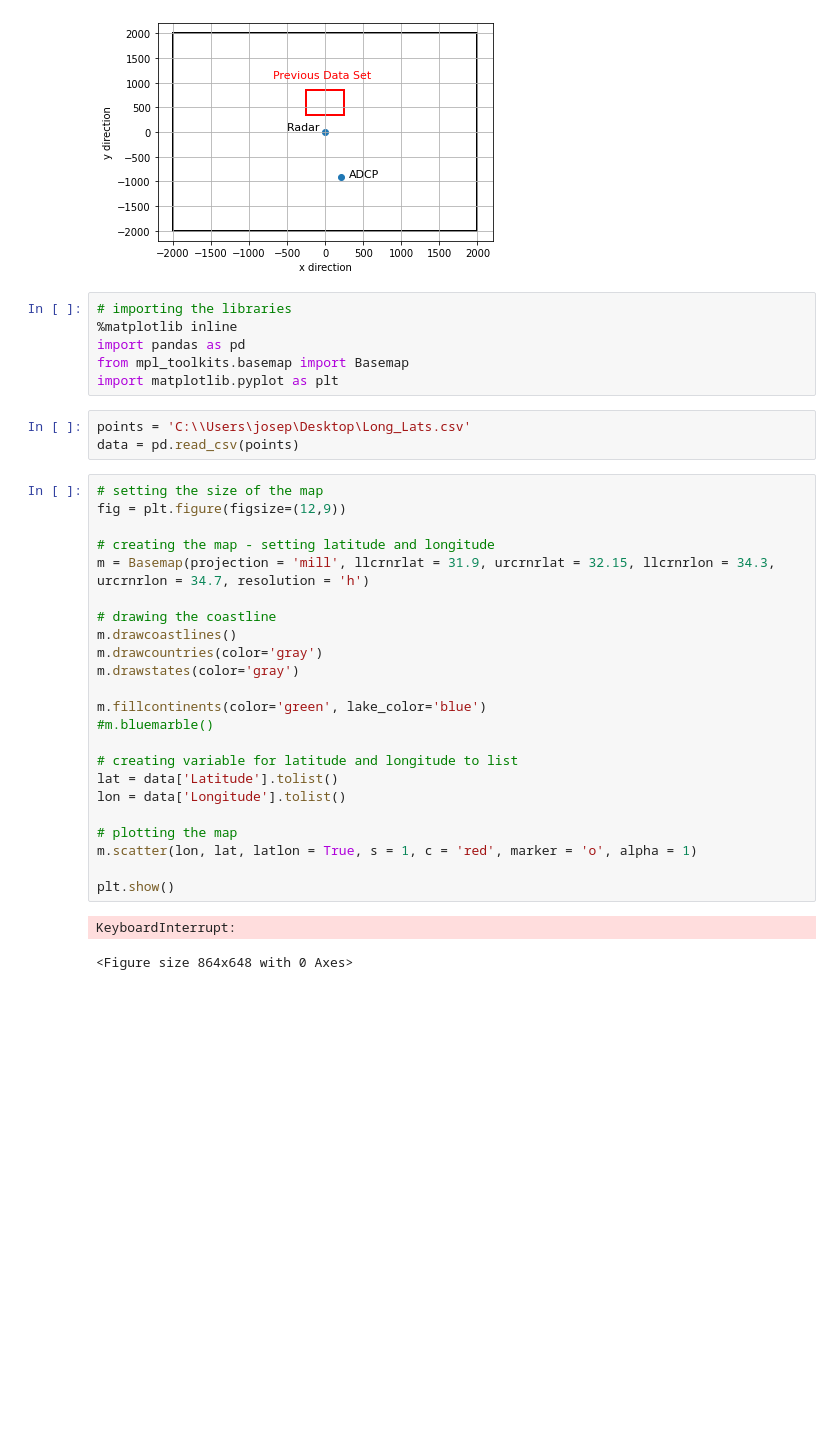
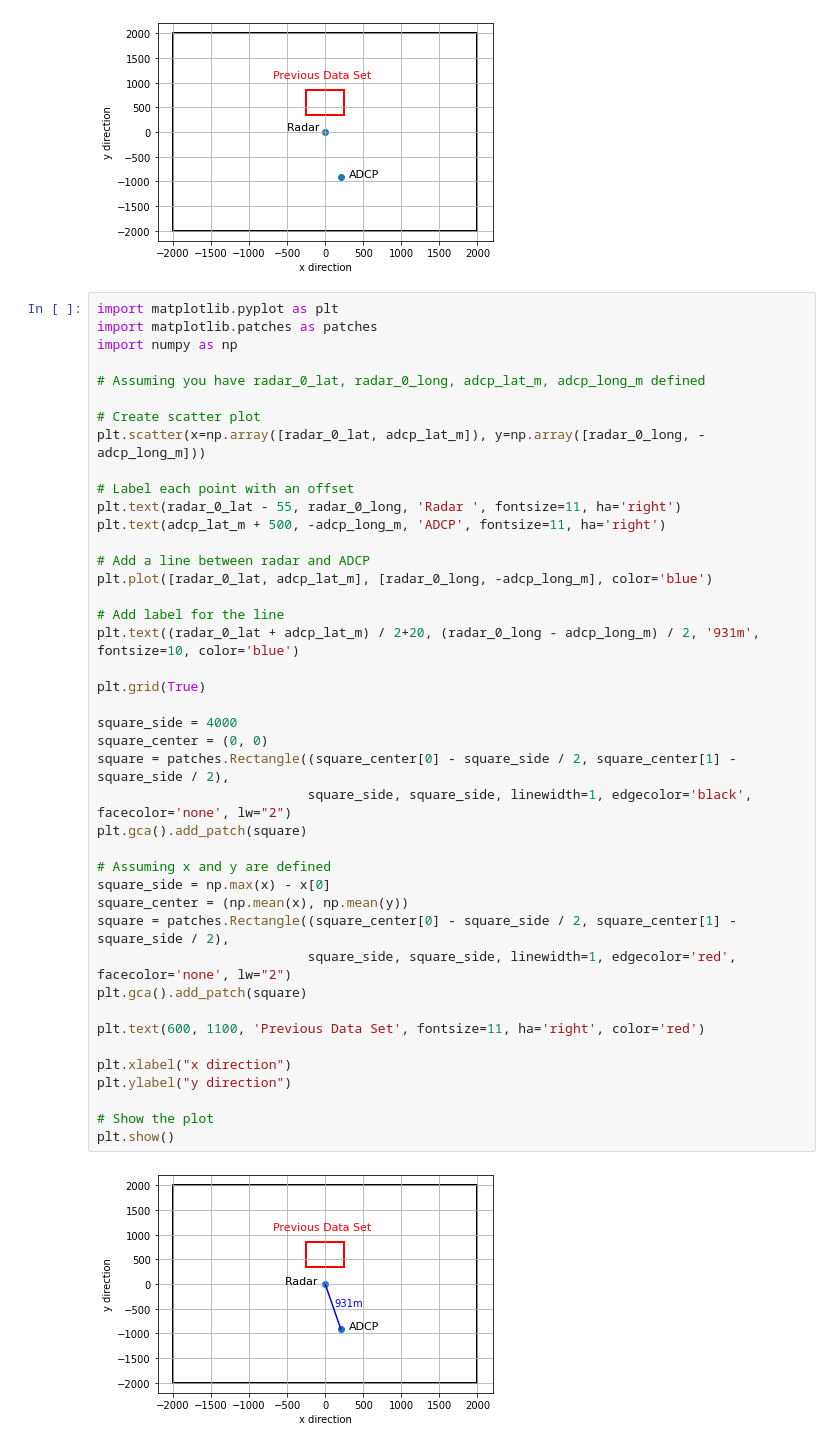
Before and after one commit to joeyanderson1/4th-Year-Thesis, a Jupyter notebook: ADCP Data.ipynb, the cells around one changed output. Cells and saved outputs as stored; diff of their text form; blank space fills up the shorter version.

```diff
--- a/ADCP Data.ipynb
+++ b/ADCP Data.ipynb
@@ -202,38 +202,47 @@ plt.ylabel("y direction")
 plt.show()
 # %% [output]
 [figure]
-# %%
-# importing the libraries
-%matplotlib inline
-import pandas as pd
-from mpl_toolkits.basemap import Basemap
-import matplotlib.pyplot as plt
-# %%
-points = 'C:\\Users\josep\Desktop\Long_Lats.csv'
-data = pd.read_csv(points)
-# %%
-# setting the size of the map
-fig = plt.figure(figsize=(12,9))
-
-# creating the map - setting latitude and longitude
-m = Basemap(projection = 'mill', llcrnrlat = 31.9, urcrnrlat = 32.15, llcrnrlon = 34.3, urcrnrlon = 34.7, resolution = 'h')
-
-# drawing the coastline
-m.drawcoastlines()
-m.drawcountries(color='gray')
-m.drawstates(color='gray')
-
-m.fillcontinents(color='green', lake_color='blue')
-#m.bluemarble()
-
-# creating variable for latitude and longitude to list
-lat = data['Latitude'].tolist()
-lon = data['Longitude'].tolist()
-
-# plotting the map
-m.scatter(lon, lat, latlon = True, s = 1, c = 'red', marker = 'o', alpha = 1)
-
-plt.show()
-# %% [output]
-KeyboardInterrupt:
-<Figure size 864x648 with 0 Axes>
+# %%
+import matplotlib.pyplot as plt
+import matplotlib.patches as patches
+import numpy as np
+
+# Assuming you have radar_0_lat, radar_0_long, adcp_lat_m, adcp_long_m defined
+
+# Create scatter plot
+plt.scatter(x=np.array([radar_0_lat, adcp_lat_m]), y=np.array([radar_0_long, -adcp_long_m]))
+
+# Label each point with an offset
+plt.text(radar_0_lat - 55, radar_0_long, 'Radar ', fontsize=11, ha='right')
+plt.text(adcp_lat_m + 500, -adcp_long_m, 'ADCP', fontsize=11, ha='right')
+
+# Add a line between radar and ADCP
+plt.plot([radar_0_lat, adcp_lat_m], [radar_0_long, -adcp_long_m], color='blue')
+
+# Add label for the line
+plt.text((radar_0_lat + adcp_lat_m) / 2+20, (radar_0_long - adcp_long_m) / 2, '931m', fontsize=10, color='blue')
+
+plt.grid(True)
+
+square_side = 4000
+square_center = (0, 0)
+square = patches.Rectangle((square_center[0] - square_side / 2, square_center[1] - square_side / 2),
+                           square_side, square_side, linewidth=1, edgecolor='black',  facecolor='none', lw="2")
+plt.gca().add_patch(square)
+
+# Assuming x and y are defined
+square_side = np.max(x) - x[0]
+square_center = (np.mean(x), np.mean(y))
+square = patches.Rectangle((square_center[0] - square_side / 2, square_center[1] - square_side / 2),
+                           square_side, square_side, linewidth=1, edgecolor='red',  facecolor='none', lw="2")
+plt.gca().add_patch(square)
+
+plt.text(600, 1100, 'Previous Data Set', fontsize=11, ha='right', color='red')
+
+plt.xlabel("x direction")
+plt.ylabel("y direction")
+
+# Show the plot
+plt.show()
+# %% [output]
+[figure, added]
```
Also changed, not shown: parts of 17 cells of this notebook.
